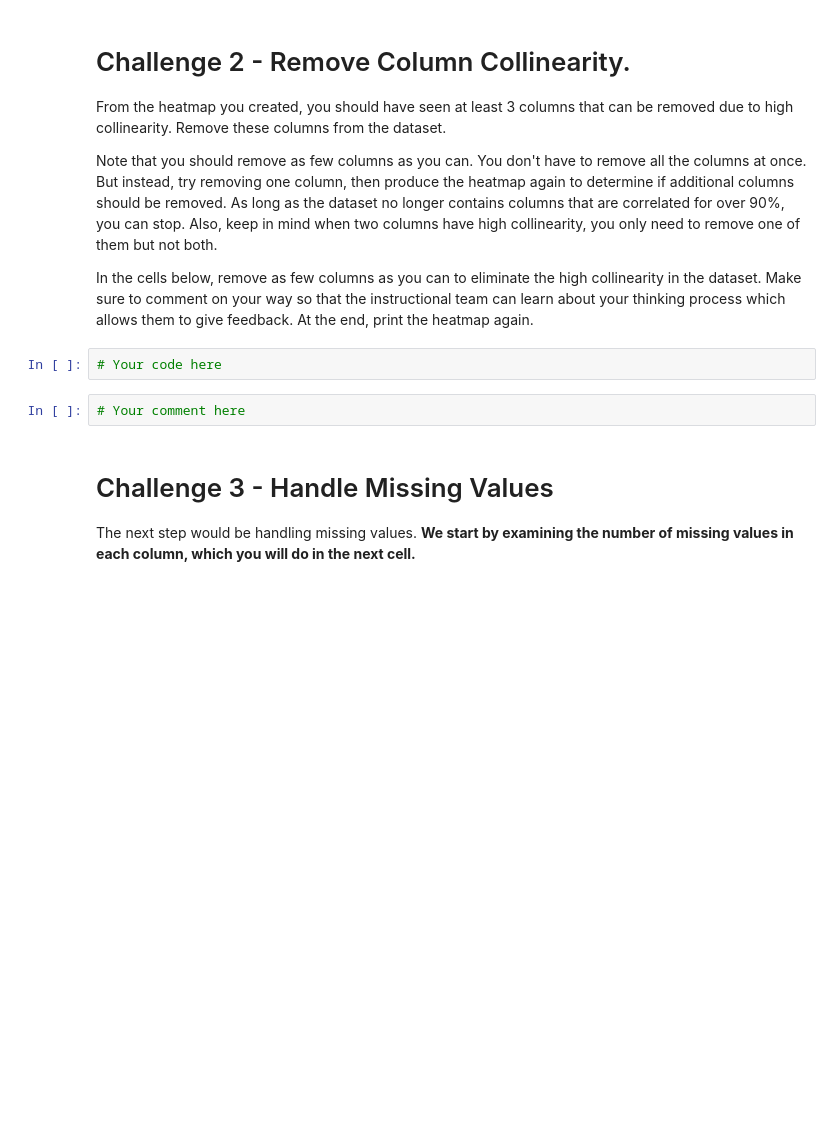
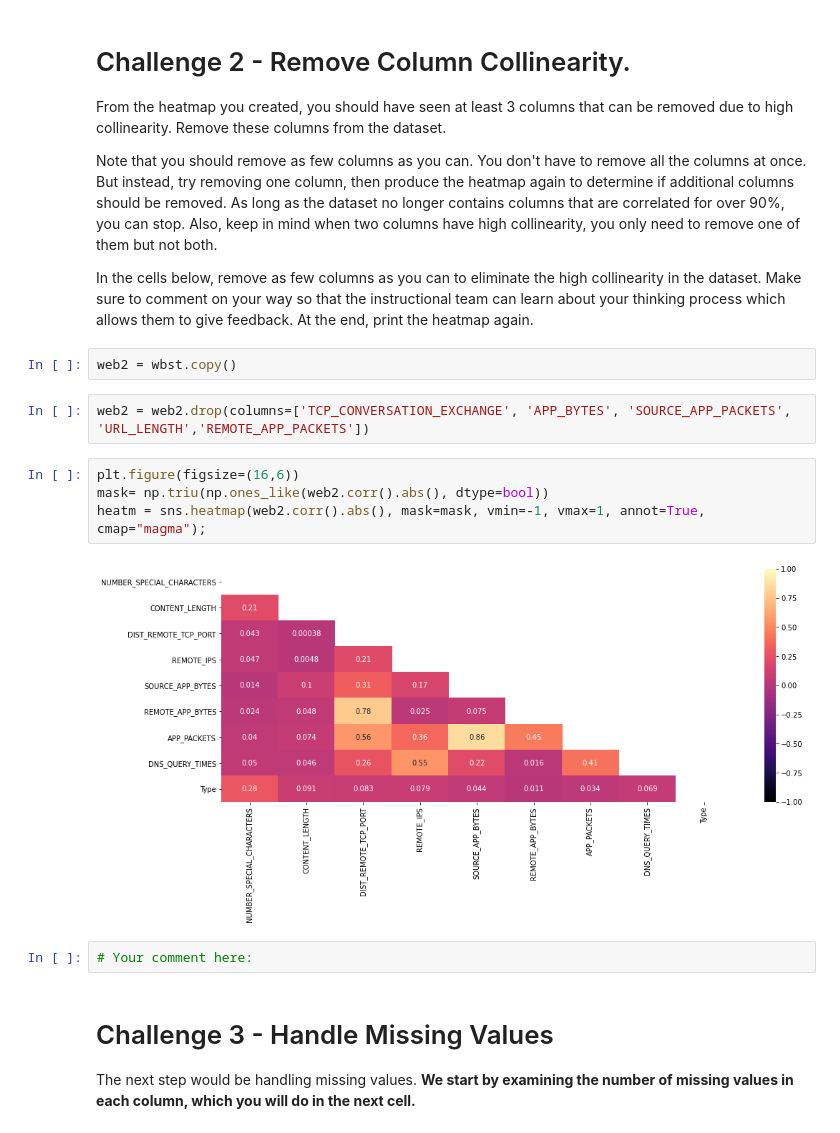
Before and after one commit to ta-data-remote/lab-supervised-learning, a Jupyter notebook: your-code/main.ipynb, the cells around one changed output. Drawn from its saved outputs; the diff is of its cells as text; blank space fills up the shorter version.

```diff
--- a/your-code/main.ipynb
+++ b/your-code/main.ipynb
@@ -85,10 +118,18 @@ From the heatmap you created, you should have seen at least 3 columns that can b
 Note that you should remove as few columns as you can. You don't have to remove all the columns at once. But instead, try removing one column, then produce the heatmap again to determine if additional columns should be removed. As long as the dataset no longer contains columns that are correlated for over 90%, you can stop. Also, keep in mind when two columns have high collinearity, you only need to remove one of them but not both.
 
 In the cells below, remove as few columns as you can to eliminate the high collinearity in the dataset. Make sure to comment on your way so that the instructional team can learn about your thinking process which allows them to give feedback. At the end, print the heatmap again.
+# %%
+web2 = wbst.copy()
+# %%
+web2 = web2.drop(columns=['TCP_CONVERSATION_EXCHANGE', 'APP_BYTES', 'SOURCE_APP_PACKETS', 'URL_LENGTH','REMOTE_APP_PACKETS'])
+# %%
+plt.figure(figsize=(16,6))
+mask= np.triu(np.ones_like(web2.corr().abs(), dtype=bool))
+heatm = sns.heatmap(web2.corr().abs(), mask=mask, vmin=-1, vmax=1, annot=True, cmap="magma");
+# %% [output]
+[figure, added]
 # %%
-# Your code here
+# Your comment here:
-# %%
-# Your comment here
 # %% [markdown]
 # Challenge 3 - Handle Missing Values
 
```
Also changed, not shown: parts of 89 cells of this notebook.
